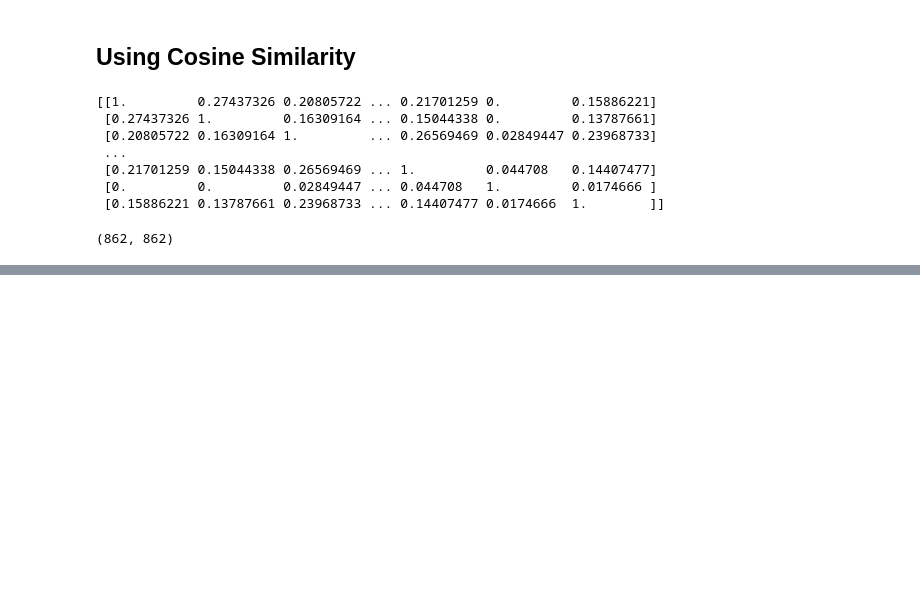
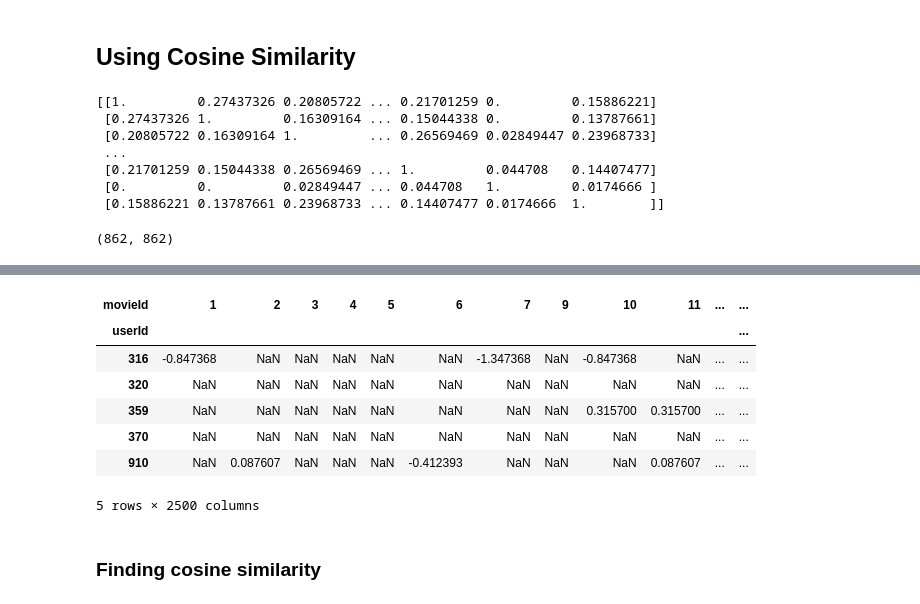
Before and after one commit to vivekkum-ar/Movie-Recommender-System, a Jupyter notebook: Recommender_for_movielens.ipynb, the cells around one changed output, grey strips where cells are left out. Drawn from its saved outputs; the diff is of its cells as text; code cells hidden in the pictures; blank space fills up the shorter version.

```diff
--- a/Recommender_for_movielens.ipynb
+++ b/Recommender_for_movielens.ipynb
@@ -124,0 +148,16 @@ user_correlation.shape
+# %%
+mean = np.nanmean(movie_features, axis=1)
+df_subtracted = (movie_features.T-mean).T
+# %%
+df_subtracted.head()
+# %% [output]
+| movieId | 1 | 2 | 3 | 4 | 5 | 6 | 7 | 9 | 10 | 11 | ... | ... |
+| userId |  |  |  |  |  |  |  |  |  |  |  | ... |
+| 316 | -0.847368 | NaN | NaN | NaN | NaN | NaN | -1.347368 | NaN | -0.847368 | NaN | ... | ... |
+| 320 | NaN | NaN | NaN | NaN | NaN | NaN | NaN | NaN | NaN | NaN | ... | ... |
+| 359 | NaN | NaN | NaN | NaN | NaN | NaN | NaN | NaN | 0.315700 | 0.315700 | ... | ... |
+| 370 | NaN | NaN | NaN | NaN | NaN | NaN | NaN | NaN | NaN | NaN | ... | ... |
+| 910 | NaN | 0.087607 | NaN | NaN | NaN | -0.412393 | NaN | NaN | NaN | 0.087607 | ... | ... |
+5 rows × 2500 columns
+# %% [markdown]
+### Finding cosine similarity
```
Also changed, not shown: parts of 6 cells of this notebook.
